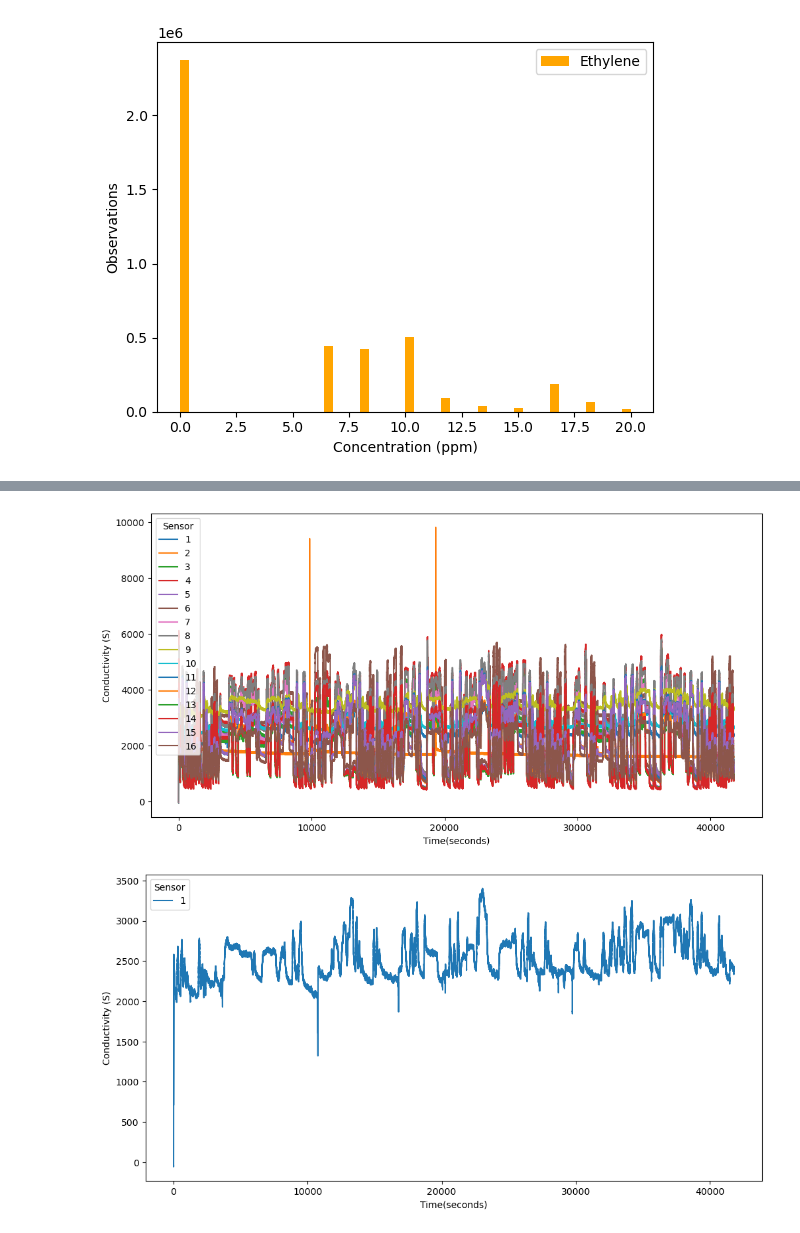
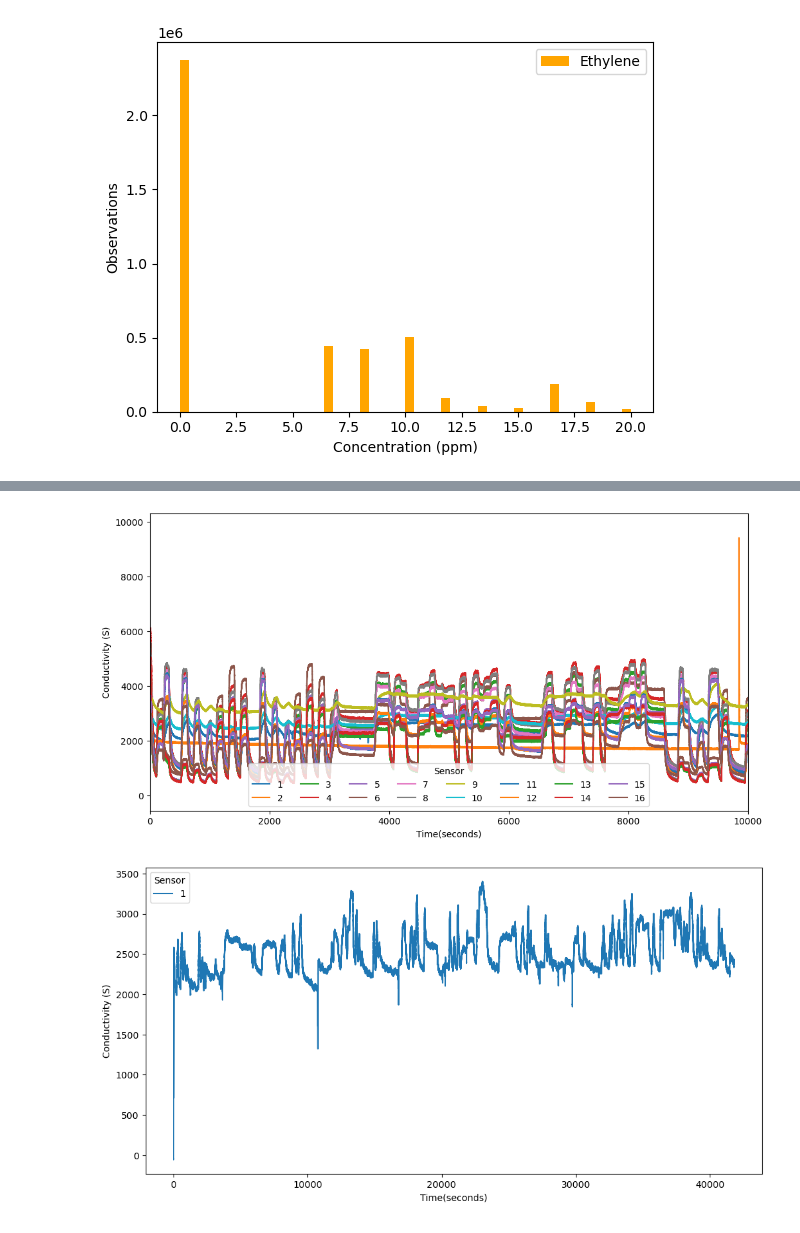
Before and after one commit to LGL-Incresense/GasSensorArray, a Jupyter notebook: Gas-sensor-array-under-dynamic-gas-mixtures/GAS_ML.ipynb, the cells around one changed output, grey strips where cells are left out. Saved outputs shown, nothing was run; the diff lists cells and outputs as text; code cells hidden in the pictures.

```diff
--- a/Gas-sensor-array-under-dynamic-gas-mixtures/GAS_ML.ipynb
+++ b/Gas-sensor-array-under-dynamic-gas-mixtures/GAS_ML.ipynb
@@ -132,35 +131,33 @@ plt.show()
 # %%
 meth = df['1'] #提取数据
 meth = meth[:100000] #保留前100000个数据
 t = df['Time']
 t = t[:100000]
 
 plt.figure(figsize=(12, 6))
 plt.plot(df['Time'], df['1'], label= '1')
 plt.plot(df['Time'], df['2'], label= '2')
 plt.plot(df['Time'], df['3'], label= '3')
 plt.plot(df['Time'], df['4'], label= '4')
 plt.plot(df['Time'], df['5'], label= '5')
 plt.plot(df['Time'], df['6'], label= '6')
 plt.plot(df['Time'], df['7'], label= '7')
 plt.plot(df['Time'], df['8'], label= '8')
 plt.plot(df['Time'], df['9'], label= '9')
 plt.plot(df['Time'], df['10'], label= '10')
 plt.plot(df['Time'], df['11'], label= '11')
 plt.plot(df['Time'], df['12'], label= '12')
 plt.plot(df['Time'], df['13'], label= '13')
 plt.plot(df['Time'], df['14'], label= '14')
 plt.plot(df['Time'], df['15'], label= '15')
 plt.plot(df['Time'], df['16'], label= '16')
 plt.xlabel('Time(seconds)')
 plt.ylabel('Conductivity (S)')
-plt.legend(loc='upper left', title='Sensor')
+plt.legend(loc='lower center', title='Sensor', ncol=8)
+plt.axis(xmin=0, xmax=10000)
 plt.show()
-
-# plt.axis(xmin=0, xmax=10000)
-# plt.show()
 # %% [output]
-[figure, old version]
+[figure, new version]
 # %%
 plt.figure(figsize=(12, 6))
 plt.plot(df['Time'], df['1'], label='1')
```
Also changed, not shown: parts of 29 cells of this notebook.
